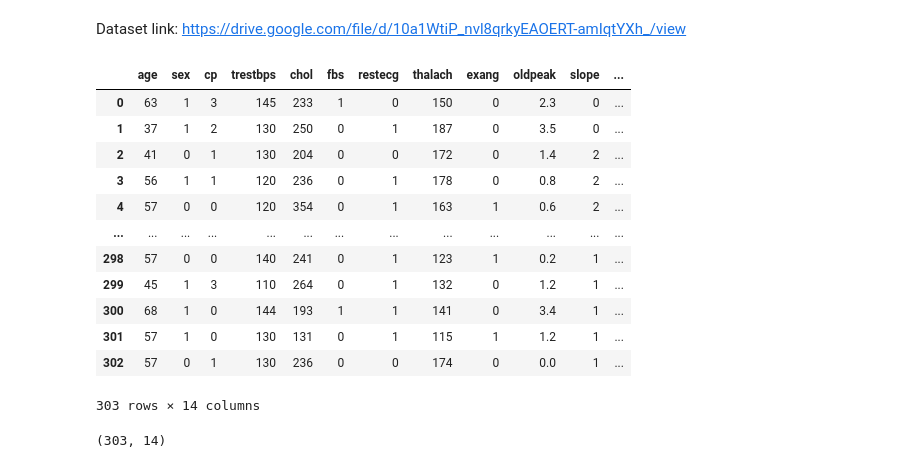
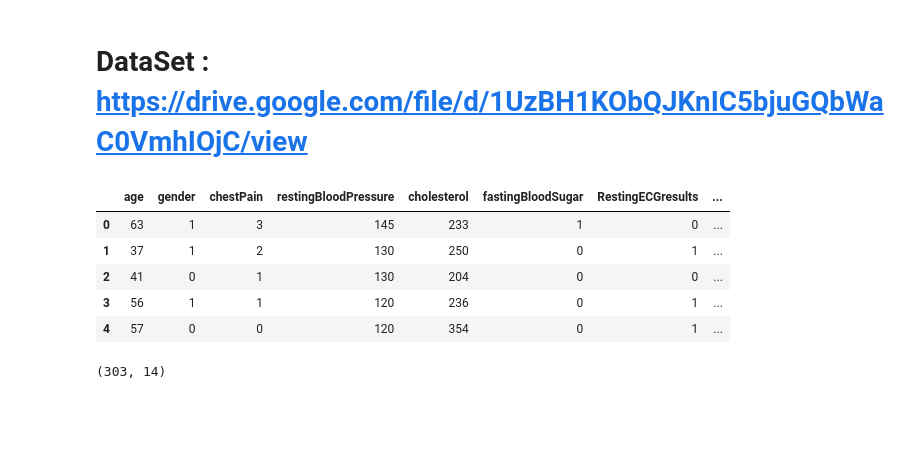
Before and after one commit to NeerajGaur19/NeerajGaur19, a Jupyter notebook: Machine Learning/Algorithms/Supervised/Classification/Decision Tree Classifier/6. Decision Tree - Heart Disease Detection.ipynb, the cells around one changed output. Drawn from its saved outputs; the diff is of its cells as text; code cells hidden in the pictures; blank space fills up the shorter version.

```diff
--- a/Machine Learning/Algorithms/Supervised/Classification/Decision Tree Classifier/6. Decision Tree - Heart Disease Detection.ipynb
+++ b/Machine Learning/Algorithms/Supervised/Classification/Decision Tree Classifier/6. Decision Tree - Heart Disease Detection.ipynb
@@ -1,3 +1,3 @@
 # %% [markdown]
-Dataset link: https://drive.google.com/file/d/10a1WtiP_nvl8qrkyEAOERT-amIqtYXh_/view
+# DataSet : https://drive.google.com/file/d/1UzBH1KObQJKnIC5bjuGQbWaC0VmhIOjC/view
 # %%
@@ -6,20 +6,13 @@ import pandas as pd
 import matplotlib.pyplot as plt
 import seaborn as sns
 # %%
-df = pd.read_csv('/content/heart (1).csv')
+df = pd.read_csv('/content/heart.csv')
 # %%
-df
+df.head()
 # %% [output]
-|  | age | sex | cp | trestbps | chol | fbs | restecg | thalach | exang | oldpeak | slope | ... |
-| 0 | 63 | 1 | 3 | 145 | 233 | 1 | 0 | 150 | 0 | 2.3 | 0 | ... |
-| 1 | 37 | 1 | 2 | 130 | 250 | 0 | 1 | 187 | 0 | 3.5 | 0 | ... |
-| 2 | 41 | 0 | 1 | 130 | 204 | 0 | 0 | 172 | 0 | 1.4 | 2 | ... |
-| 3 | 56 | 1 | 1 | 120 | 236 | 0 | 1 | 178 | 0 | 0.8 | 2 | ... |
-| 4 | 57 | 0 | 0 | 120 | 354 | 0 | 1 | 163 | 1 | 0.6 | 2 | ... |
-| ... | ... | ... | ... | ... | ... | ... | ... | ... | ... | ... | ... | ... |
-| 298 | 57 | 0 | 0 | 140 | 241 | 0 | 1 | 123 | 1 | 0.2 | 1 | ... |
-| 299 | 45 | 1 | 3 | 110 | 264 | 0 | 1 | 132 | 0 | 1.2 | 1 | ... |
-| 300 | 68 | 1 | 0 | 144 | 193 | 1 | 1 | 141 | 0 | 3.4 | 1 | ... |
-| 301 | 57 | 1 | 0 | 130 | 131 | 0 | 1 | 115 | 1 | 1.2 | 1 | ... |
-| 302 | 57 | 0 | 1 | 130 | 236 | 0 | 0 | 174 | 0 | 0.0 | 1 | ... |
+|  | age | gender | chestPain | restingBloodPressure | cholesterol | fastingBloodSugar | RestingECGresults | ... |
+| 0 | 63 | 1 | 3 | 145 | 233 | 1 | 0 | ... |
+| 1 | 37 | 1 | 2 | 130 | 250 | 0 | 1 | ... |
+| 2 | 41 | 0 | 1 | 130 | 204 | 0 | 0 | ... |
+| 3 | 56 | 1 | 1 | 120 | 236 | 0 | 1 | ... |
+| 4 | 57 | 0 | 0 | 120 | 354 | 0 | 1 | ... |
-303 rows × 14 columns
```
Also changed, not shown: parts of 56 cells of this notebook.
